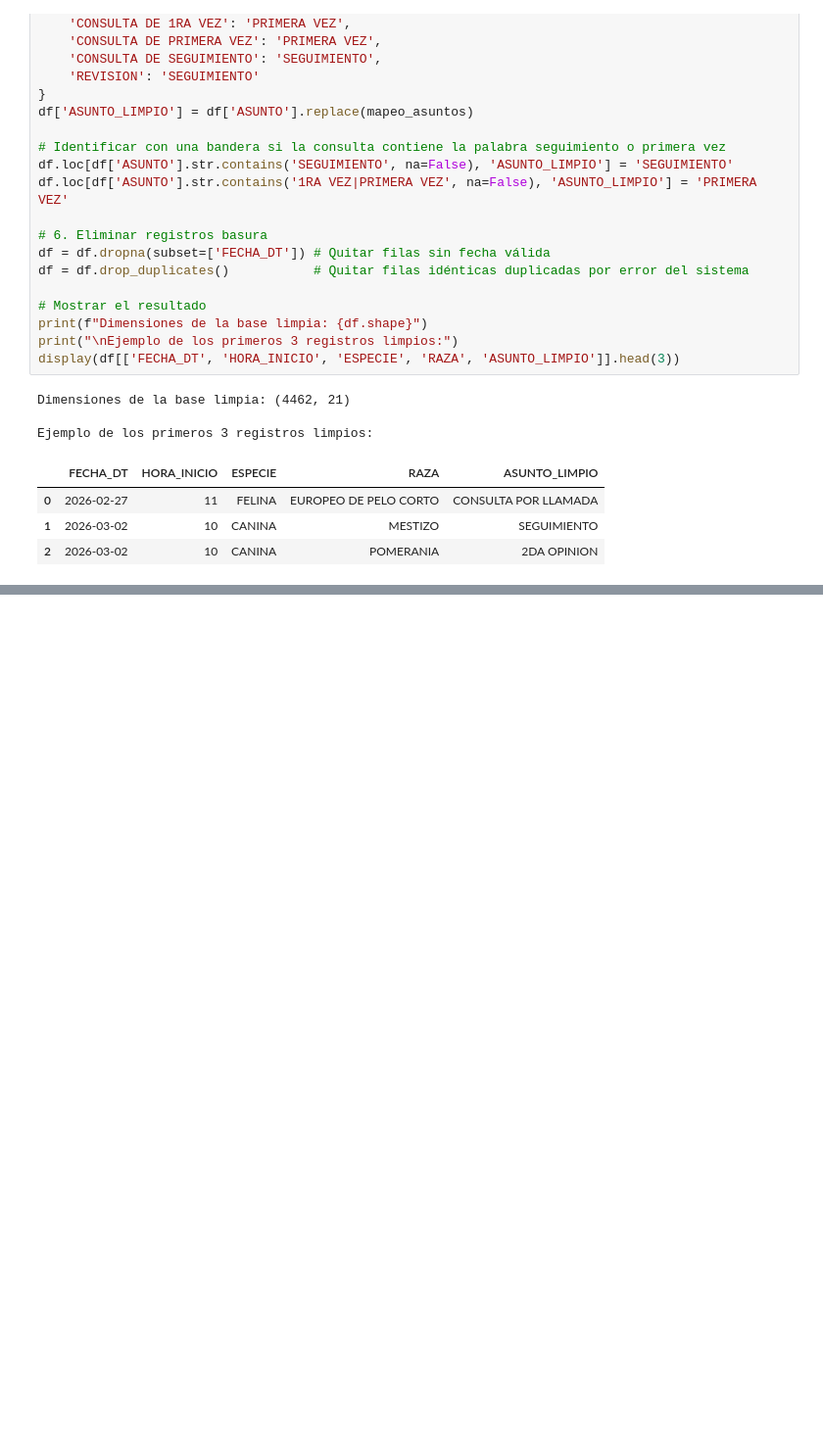
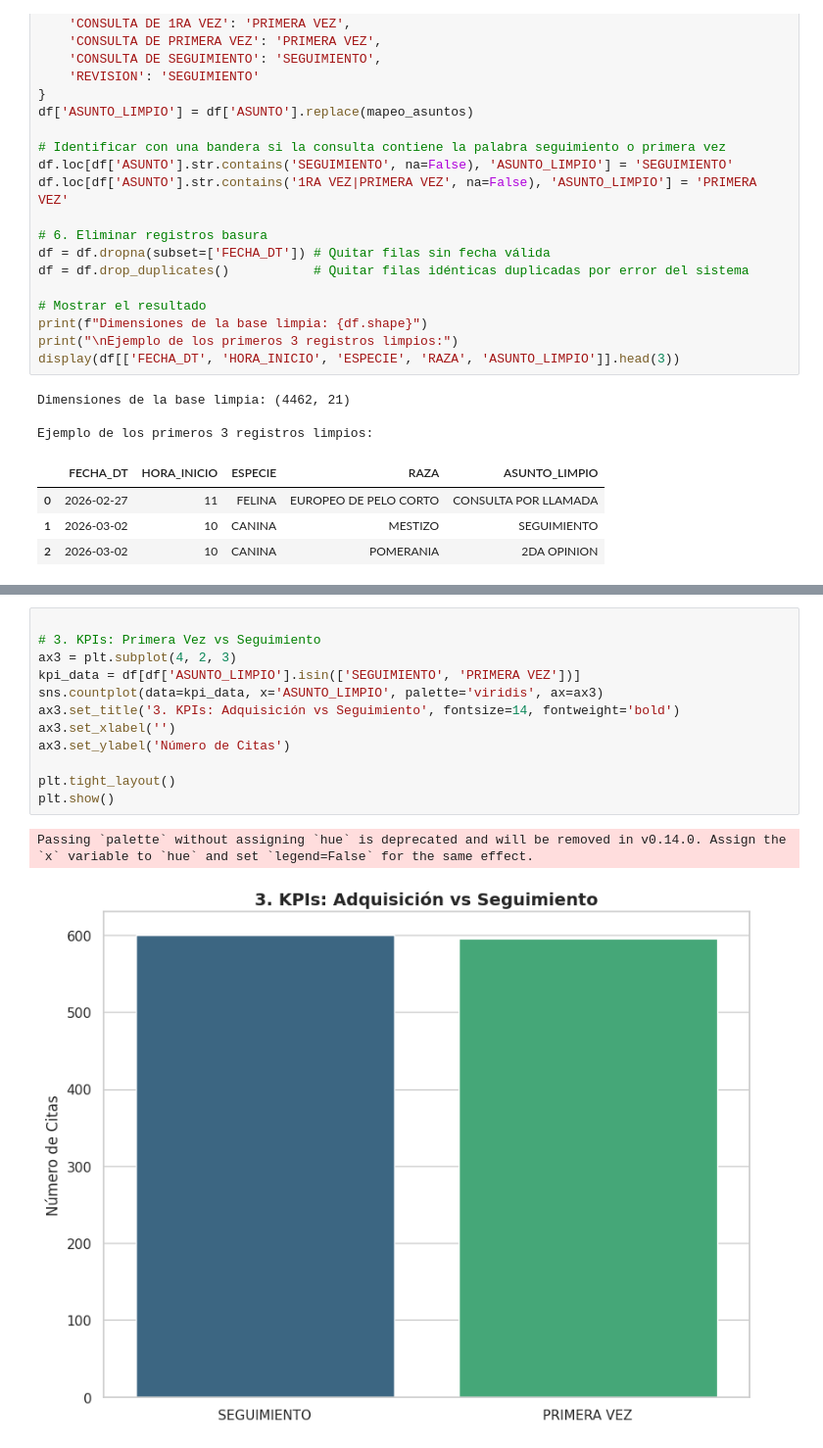
Before and after one commit to Tonioord/TGVH-DS, a Jupyter notebook: TGVH.ipynb, the cells around one changed output, grey strips where cells are left out. Shown at 98% size. Saved outputs shown, nothing was run; the diff lists cells and outputs as text; blank space fills up the shorter version.

```diff
--- a/TGVH.ipynb
+++ b/TGVH.ipynb
@@ -192,0 +140,15 @@ Passing `palette` without assigning `hue` is deprecated and will be removed in v
+# %%
+
+# 3. KPIs: Primera Vez vs Seguimiento
+ax3 = plt.subplot(4, 2, 3)
+kpi_data = df[df['ASUNTO_LIMPIO'].isin(['SEGUIMIENTO', 'PRIMERA VEZ'])]
+sns.countplot(data=kpi_data, x='ASUNTO_LIMPIO', palette='viridis', ax=ax3)
+ax3.set_title('3. KPIs: Adquisición vs Seguimiento', fontsize=14, fontweight='bold')
+ax3.set_xlabel('')
+ax3.set_ylabel('Número de Citas')
+
+plt.tight_layout()
+plt.show()
+# %% [output]
+Passing `palette` without assigning `hue` is deprecated and will be removed in v0.14.0. Assign the `x` variable to `hue` and set `legend=False` for the same effect.
+[figure, added]
```
Also changed, not shown: parts of 11 cells of this notebook.
